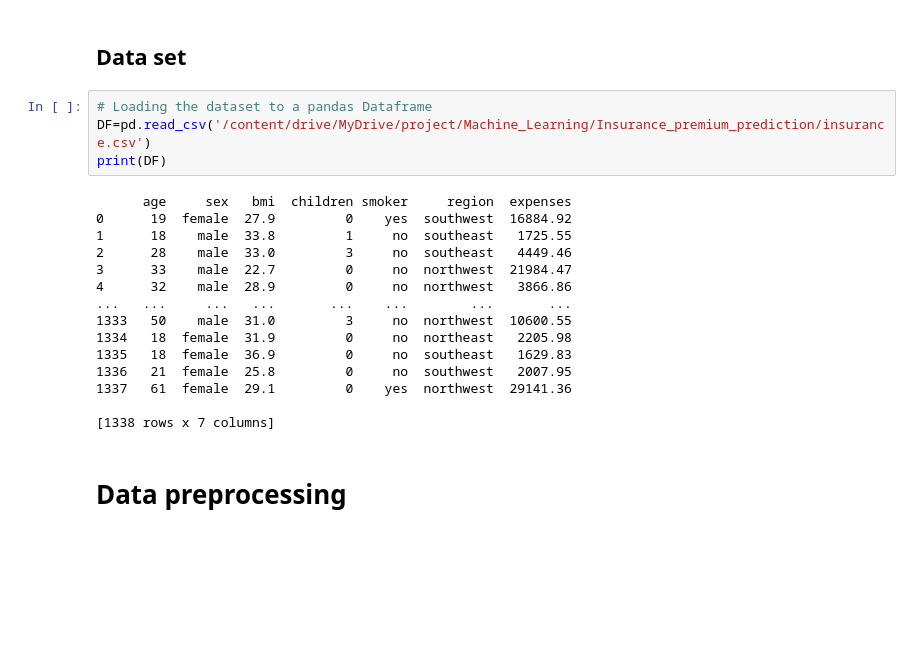
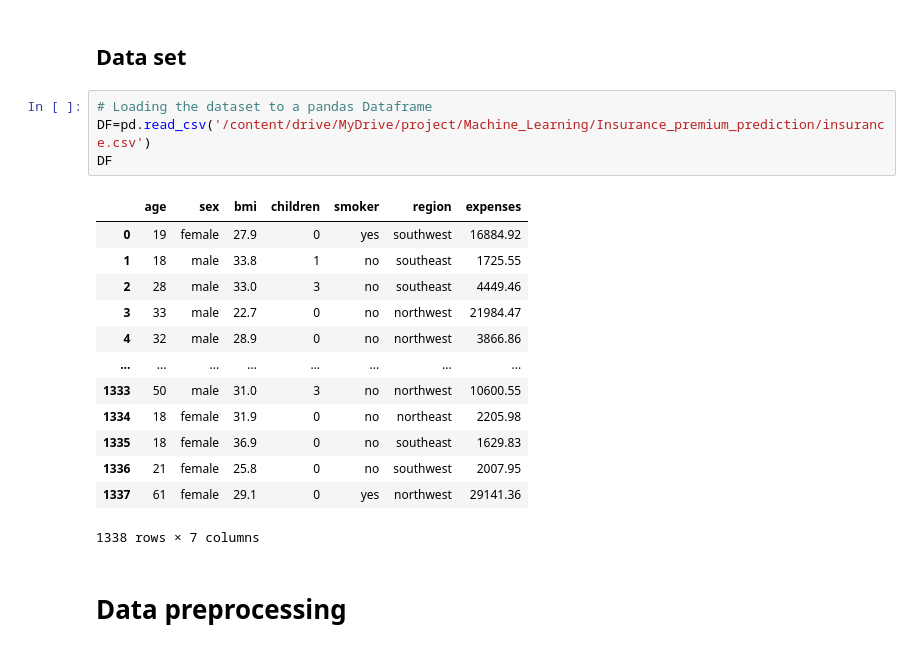
Before and after one commit to Ahibala/Insurance-Premium-Prediction-, a Jupyter notebook: Insurance_premium_prediction_using_NN.ipynb, the cells around one changed output. Drawn from its saved outputs; the diff is of its cells as text; blank space fills up the shorter version.

```diff
--- a/Insurance_premium_prediction_using_NN.ipynb
+++ b/Insurance_premium_prediction_using_NN.ipynb
@@ -15,22 +15,21 @@ from sklearn.metrics import confusion_matrix
 # %%
 # Loading the dataset to a pandas Dataframe
 DF=pd.read_csv('/content/drive/MyDrive/project/Machine_Learning/Insurance_premium_prediction/insurance.csv')
-print(DF)
+DF
 # %% [output]
+|  | age | sex | bmi | children | smoker | region | expenses |
+| 0 | 19 | female | 27.9 | 0 | yes | southwest | 16884.92 |
+| 1 | 18 | male | 33.8 | 1 | no | southeast | 1725.55 |
+| 2 | 28 | male | 33.0 | 3 | no | southeast | 4449.46 |
+| 3 | 33 | male | 22.7 | 0 | no | northwest | 21984.47 |
+| 4 | 32 | male | 28.9 | 0 | no | northwest | 3866.86 |
+| ... | ... | ... | ... | ... | ... | ... | ... |
+| 1333 | 50 | male | 31.0 | 3 | no | northwest | 10600.55 |
+| 1334 | 18 | female | 31.9 | 0 | no | northeast | 2205.98 |
+| 1335 | 18 | female | 36.9 | 0 | no | southeast | 1629.83 |
+| 1336 | 21 | female | 25.8 | 0 | no | southwest | 2007.95 |
+| 1337 | 61 | female | 29.1 | 0 | yes | northwest | 29141.36 |
-      age     sex   bmi  children smoker     region  expenses
-0      19  female  27.9         0    yes  southwest  16884.92
-1      18    male  33.8         1     no  southeast   1725.55
-2      28    male  33.0         3     no  southeast   4449.46
-3      33    male  22.7         0     no  northwest  21984.47
-4      32    male  28.9         0     no  northwest   3866.86
-...   ...     ...   ...       ...    ...        ...       ...
-1333   50    male  31.0         3     no  northwest  10600.55
-1334   18  female  31.9         0     no  northeast   2205.98
-1335   18  female  36.9         0     no  southeast   1629.83
-1336   21  female  25.8         0     no  southwest   2007.95
-1337   61  female  29.1         0    yes  northwest  29141.36
-
-[1338 rows x 7 columns]
+1338 rows × 7 columns
 # %% [markdown]
 # Data preprocessing
 # %%
```
Also changed, not shown: parts of 11 cells of this notebook.
